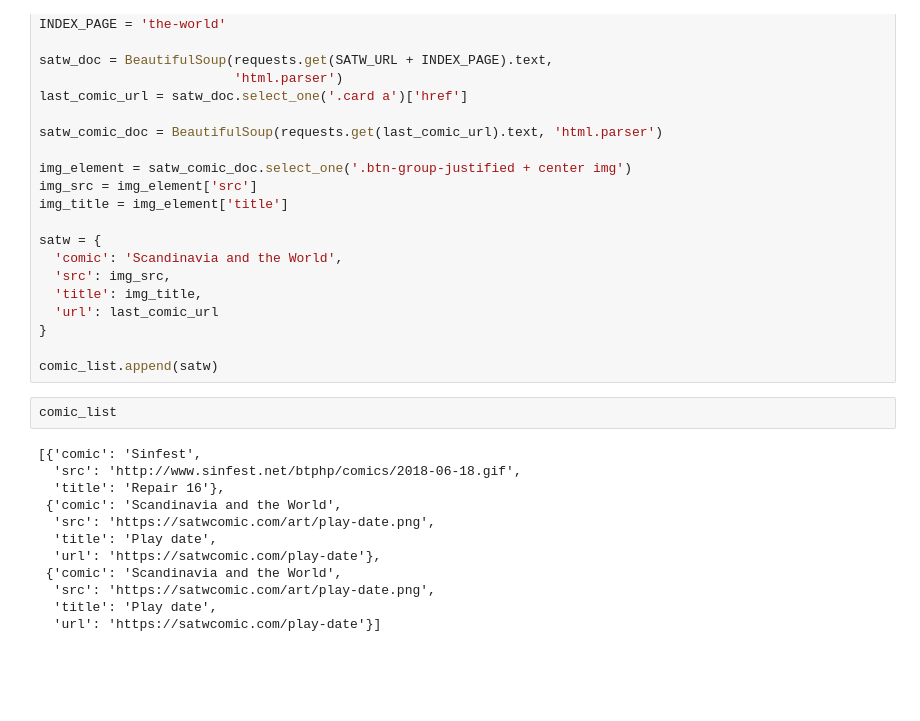
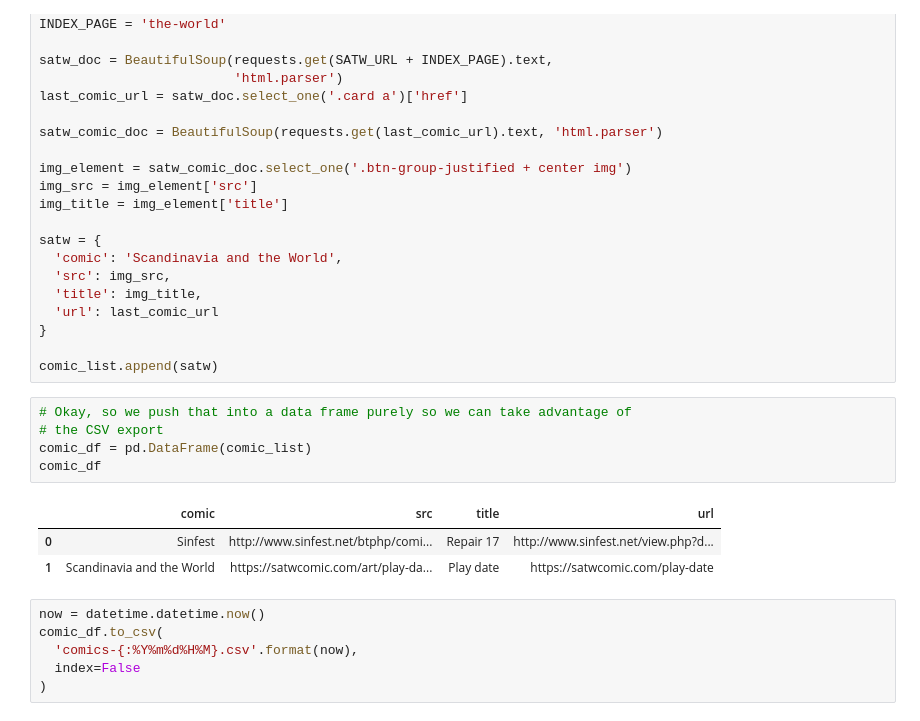
Before and after one commit to xeophin/lede-foundations, a Jupyter notebook: 09-homework/digest.ipynb, the cells around one changed output. Cells and saved outputs as stored; diff of their text form; blank space fills up the shorter version.

```diff
--- a/09-homework/digest.ipynb
+++ b/09-homework/digest.ipynb
@@ -75,17 +82,18 @@ satw = {
 }
 
 comic_list.append(satw)
-# %%
-comic_list
-# %% [output]
-[{'comic': 'Sinfest',
-  'src': 'http://www.sinfest.net/btphp/comics/2018-06-18.gif',
-  'title': 'Repair 16'},
- {'comic': 'Scandinavia and the World',
-  'src': 'https://satwcomic.com/art/play-date.png',
-  'title': 'Play date',
-  'url': 'https://satwcomic.com/play-date'},
- {'comic': 'Scandinavia and the World',
-  'src': 'https://satwcomic.com/art/play-date.png',
-  'title': 'Play date',
-  'url': 'https://satwcomic.com/play-date'}]
+# %%
+# Okay, so we push that into a data frame purely so we can take advantage of
+# the CSV export
+comic_df = pd.DataFrame(comic_list)
+comic_df
+# %% [output]
+|  | comic | src | title | url |
+| 0 | Sinfest | http://www.sinfest.net/btphp/comi... | Repair 17 | http://www.sinfest.net/view.php?d... |
+| 1 | Scandinavia and the World | https://satwcomic.com/art/play-da... | Play date | https://satwcomic.com/play-date |
+# %%
+now = datetime.datetime.now()
+comic_df.to_csv(
+  'comics-{:%Y%m%d%H%M}.csv'.format(now),
+  index=False
+)
```
Also changed, not shown: parts of 8 cells of this notebook, 2 other files.
